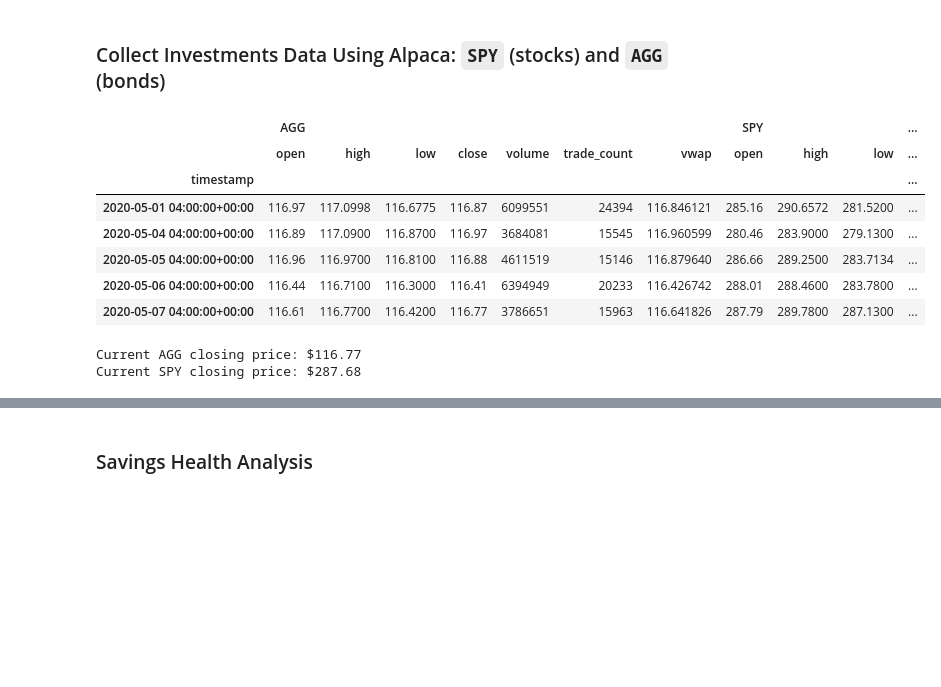
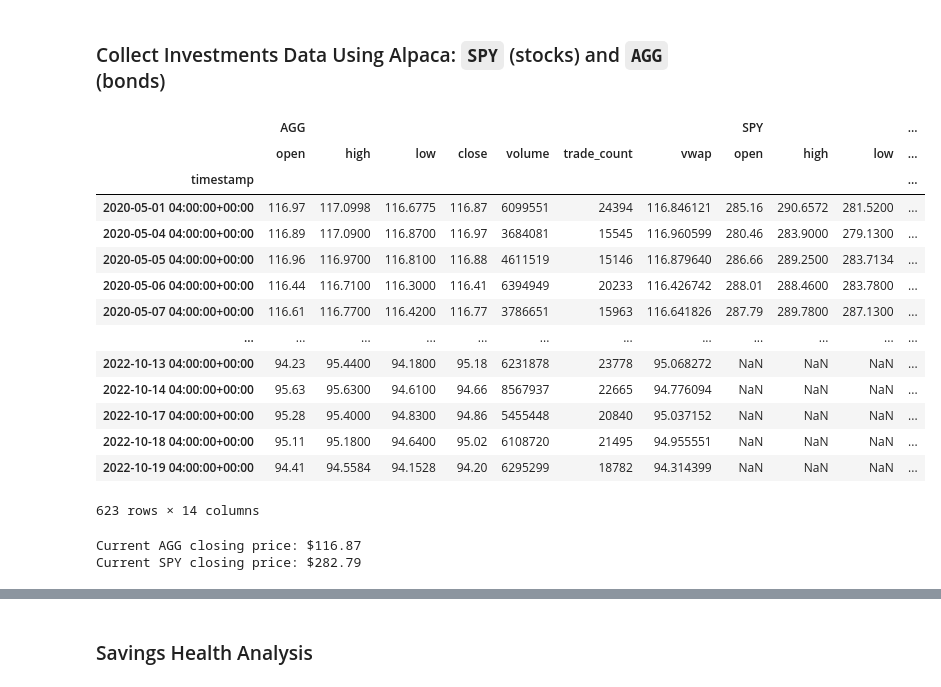
Before and after one commit to yenla9/python-homework, a Jupyter notebook: Homework5/financial-planner.ipynb, the cells around one changed output, grey strips where cells are left out. Drawn from its saved outputs; the diff is of its cells as text; code cells hidden in the pictures; blank space fills up the shorter version.

```diff
--- a/Homework5/financial-planner.ipynb
+++ b/Homework5/financial-planner.ipynb
@@ -66,53 +66,61 @@ alpaca = tradeapi.REST(
 # %%
 # Format current date as ISO format
 
-today = pd.Timestamp("2020-5-7", tz="America/New_York").isoformat()
+today = pd.Timestamp("2020-5-1", tz="America/New_York").isoformat()
 # Set the tickers
 tickers = ["AGG", "SPY"]
 
 # Set timeframe to "1Day" for Alpaca API
 timeframe = "1Day"
 
 # Get current closing prices for SPY and AGG
+# (use a limit=1000 parameter to call the most recent 1000 days of data)
 df_portfolio = alpaca.get_bars(
     tickers,
     timeframe,
-    start = pd.Timestamp("2020-5-1", tz="America/New_York").isoformat(),
-    end = today,
+    start = today,
+    limit = 1000
 ).df
 
 
 # Reorganize the DataFrame
 # Separate ticker data
 AGG = df_portfolio[df_portfolio['symbol']=='AGG'].drop('symbol', axis=1)
 SPY = df_portfolio[df_portfolio['symbol']=='SPY'].drop('symbol', axis=1)
 
 # Concatenate the ticker DataFrames
 df_portfolio = pd.concat([AGG, SPY],axis=1, keys=['AGG','SPY'])
 
 
 # Preview DataFrame
 df_portfolio
 # %% [output]
 |  | AGG |  |  |  |  |  |  | SPY |  |  | ... |
 |  | open | high | low | close | volume | trade_count | vwap | open | high | low | ... |
 | timestamp |  |  |  |  |  |  |  |  |  |  | ... |
 | 2020-05-01 04:00:00+00:00 | 116.97 | 117.0998 | 116.6775 | 116.87 | 6099551 | 24394 | 116.846121 | 285.16 | 290.6572 | 281.5200 | ... |
 | 2020-05-04 04:00:00+00:00 | 116.89 | 117.0900 | 116.8700 | 116.97 | 3684081 | 15545 | 116.960599 | 280.46 | 283.9000 | 279.1300 | ... |
 | 2020-05-05 04:00:00+00:00 | 116.96 | 116.9700 | 116.8100 | 116.88 | 4611519 | 15146 | 116.879640 | 286.66 | 289.2500 | 283.7134 | ... |
 | 2020-05-06 04:00:00+00:00 | 116.44 | 116.7100 | 116.3000 | 116.41 | 6394949 | 20233 | 116.426742 | 288.01 | 288.4600 | 283.7800 | ... |
 | 2020-05-07 04:00:00+00:00 | 116.61 | 116.7700 | 116.4200 | 116.77 | 3786651 | 15963 | 116.641826 | 287.79 | 289.7800 | 287.1300 | ... |
+| ... | ... | ... | ... | ... | ... | ... | ... | ... | ... | ... | ... |
+| 2022-10-13 04:00:00+00:00 | 94.23 | 95.4400 | 94.1800 | 95.18 | 6231878 | 23778 | 95.068272 | NaN | NaN | NaN | ... |
+| 2022-10-14 04:00:00+00:00 | 95.63 | 95.6300 | 94.6100 | 94.66 | 8567937 | 22665 | 94.776094 | NaN | NaN | NaN | ... |
+| 2022-10-17 04:00:00+00:00 | 95.28 | 95.4000 | 94.8300 | 94.86 | 5455448 | 20840 | 95.037152 | NaN | NaN | NaN | ... |
+| 2022-10-18 04:00:00+00:00 | 95.11 | 95.1800 | 94.6400 | 95.02 | 6108720 | 21495 | 94.955551 | NaN | NaN | NaN | ... |
+| 2022-10-19 04:00:00+00:00 | 94.41 | 94.5584 | 94.1528 | 94.20 | 6295299 | 18782 | 94.314399 | NaN | NaN | NaN | ... |
+623 rows × 14 columns
 # %%
 # Pick AGG and SPY close prices
-agg_close_price = df_portfolio['AGG']['close'][-1]
-spy_close_price = df_portfolio['SPY']['close'][-1]
+agg_close_price = df_portfolio['AGG']['close'][0]
+spy_close_price = df_portfolio['SPY']['close'][0]
 
 # Print AGG and SPY close prices
 print(f"Current AGG closing price: ${agg_close_price}")
 print(f"Current SPY closing price: ${spy_close_price}")
 # %% [output]
-Current AGG closing price: $116.77
-Current SPY closing price: $287.68
+Current AGG closing price: $116.87
+Current SPY closing price: $282.79
 # %%
 # Compute the current value of shares
 my_spy_value = my_spy * spy_close_price
```
Also changed, not shown: parts of 3 cells of this notebook.
